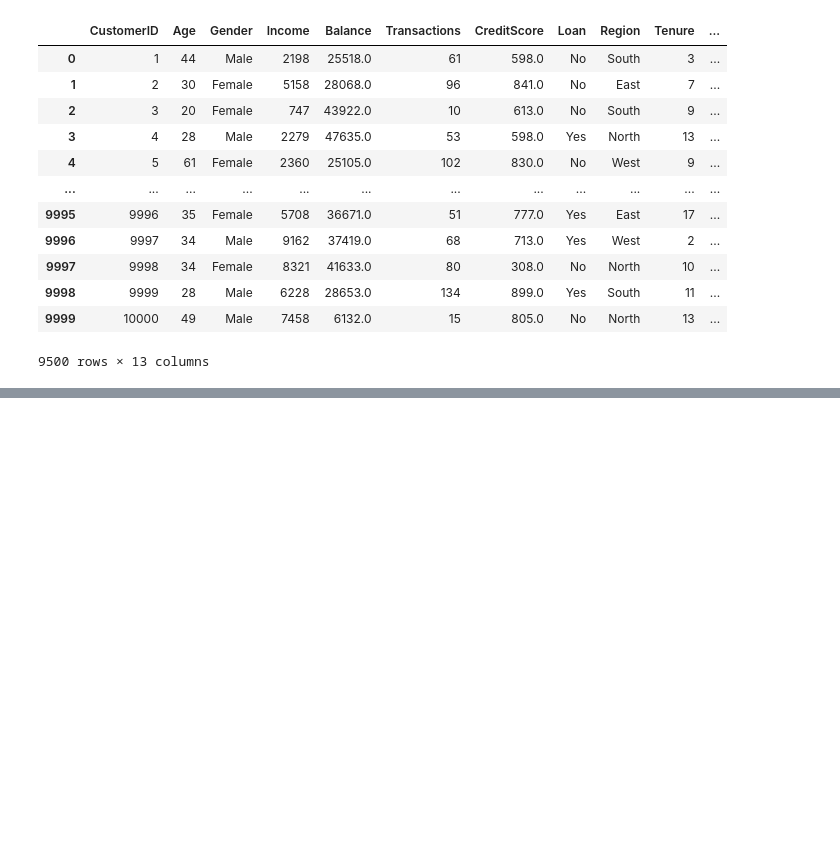
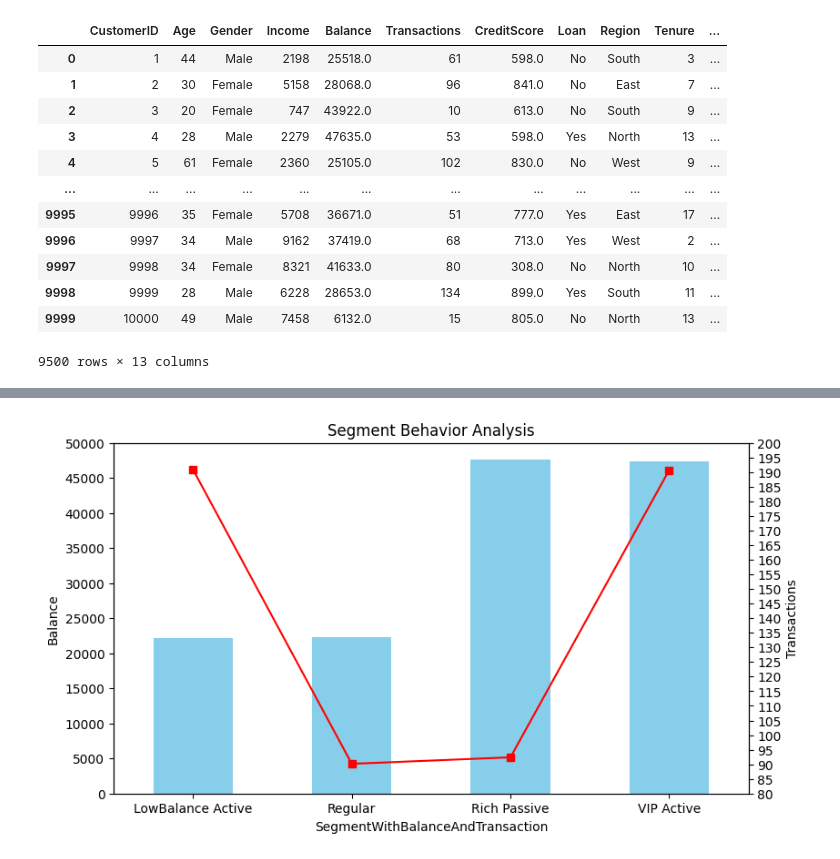
Before and after one commit to 07rauf/bank-data-analysis, a Jupyter notebook: analysis.ipynb, the cells around one changed output, grey strips where cells are left out. Cells and saved outputs as stored; diff of their text form; code cells hidden in the pictures; blank space fills up the shorter version.

```diff
--- a/analysis.ipynb
+++ b/analysis.ipynb
@@ -244,0 +336,16 @@ Name: count, dtype: int64
+# %%
+# Customer behavior by balance and transaction segments
+plt.figure(figsize=(9,5))
+segment_stats=data.groupby('SegmentWithBalanceAndTransaction')[['Balance','Transactions']].mean()
+ax=segment_stats['Balance'].plot(kind='bar',color='skyblue',label='Balance')
+ax2=ax.twinx()
+segment_stats['Transactions'].plot(kind='line',color='red',marker='s',ax=ax2,label='Transactions')
+ax.set_title('Segment Behavior Analysis')
+ax.set_ylabel('Balance')
+ax2.set_ylabel('Transactions')
+ax2.set_yticks(range(80,205,5))
+ax.set_yticks(range(0,55000,5000))
+ax.tick_params(axis='x',rotation=0)
+plt.show()
+# %% [output]
+[figure, added]
```
Also changed, not shown: parts of 13 cells of this notebook, 1 other file.
